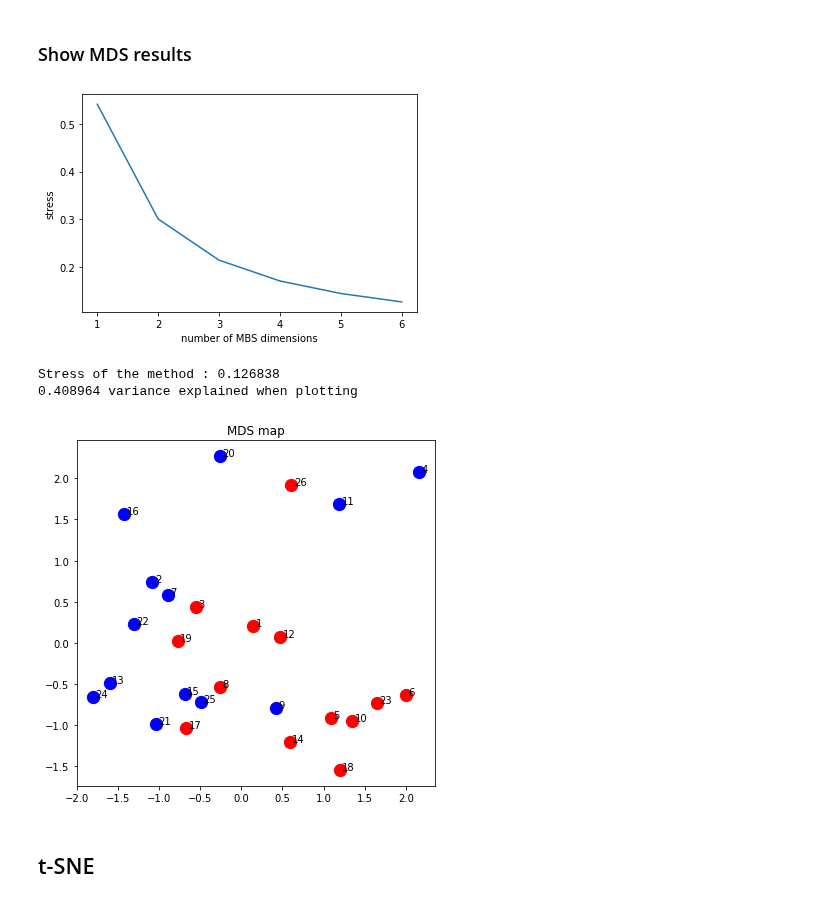
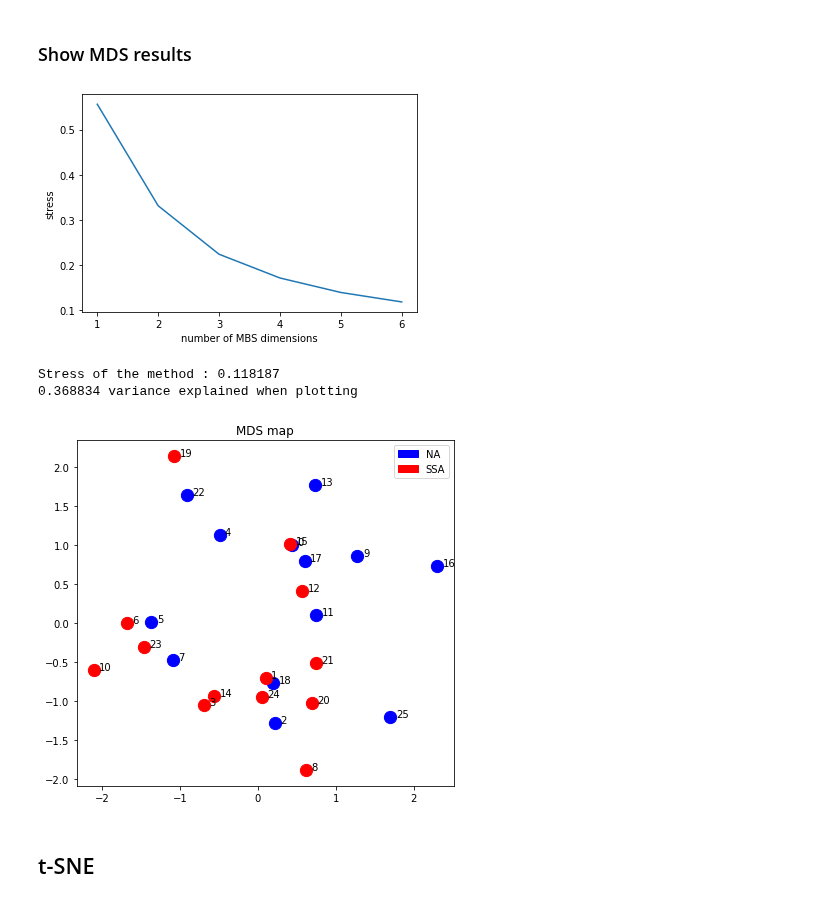
Before and after one commit to alexandremerasli/TFE, a Jupyter notebook: cluster_data.ipynb, the cells around one changed output. Drawn from its saved outputs; the diff is of its cells as text; code cells hidden in the pictures.

Commit message:
legends added on maps

```diff
--- a/cluster_data.ipynb
+++ b/cluster_data.ipynb
@@ -53,19 +53,19 @@ def removeOutlierVector(matrix,subject):
     return new_mat
 
 # Boxplot
-orderOfMagnitude(np.copy(ISC_EEG))
+orderOfMagnitude(np.copy(ISC_IBI))
 
-# Remove Inf in data for EDA and IBI
+# Remove Inf in data for EDA and IBI (replace by 10 for the moment, greater than non diagonal values (1.9 for EDA and 2.5 for IBI))
 for i in range(N):
-    ISC_IBI[i,i] = 1
-    ISC_EDA[i,i] = 1
+    ISC_IBI[i,i] = 10
+    ISC_EDA[i,i] = 10
 
 # Remove outliers if there are some
 #ISC_EDA = removeOutlierArray(ISC_EDA,12)
 #ISC_EDA = removeOutlierArray(ISC_EDA,20)
 
 # Choose matrix to study
-matrix = ISC_EEG
+matrix = ISC_IBI
 
 # Show matrix data
 plt.matshow(matrix, cmap=plt.cm.Blues)
@@ -650,7 +650,9 @@ def transformPoints(points):
     return points
 
 # Show MDS scaling
-def plotMdsPoints(points,projection=False):
+import matplotlib.patches as mpatches
+
+def plotMdsPoints(points,projection=False,title='Ground truth'):
     ax = plt.axes([1.2,0,1.2,1.2])
     ax.set_aspect(aspect='equal')
     if (projection):
@@ -663,10 +665,14 @@ def plotMdsPoints(points,projection=False):
             color = 'red'
         ax.annotate(i,(points[i,0],points[i,1]),xytext=(points[i,0]+0.07,points[i,1]))
 
-    plt.scatter(points[narrative,0],points[narrative,1],color='red',s=150)
-    plt.scatter(points[stimulus,0],points[stimulus,1],color='blue',s=150)
+    plt.scatter(points[narrative,0],points[narrative,1],color='blue',s=150,label='NA')
+    plt.scatter(points[stimulus,0],points[stimulus,1],color='red',s=150,label='SSA')
 
-    plt.title('MDS map')
+    NA = mpatches.Patch(color='blue', label='NA')
+    SSA = mpatches.Patch(color='red', label='SSA')
+    plt.legend(handles=[NA,SSA])
+
+    plt.title(title)
 
 # Find best MDS dimension
 stress = np.zeros((int(N/4),1)) # dimension rule : dimension < N/4
@@ -681,15 +687,15 @@ plt.ylabel("stress")
 # EDA : 3 or 4
 mdsDim = 6
 # %% [output]
-[figure, old version]
+[figure, new version]
 # %%
 # MDS with Normalised stress
 points,stress = computeMDSCoordinate(mdsDim,matrix_dist,dissimilarity='precomputed',printStress=True)
-plotMdsPoints(points,projection=True)
+plotMdsPoints(points,projection=True,title='MDS map')
 # %% [output]
-Stress of the method : 0.126838
-0.408964 variance explained when plotting
+Stress of the method : 0.118187
+0.368834 variance explained when plotting
-[figure, old version]
+[figure, new version]
 # %% [markdown]
 ## t-SNE
 # %%
```
Also changed, not shown: parts of 20 cells of this notebook.
